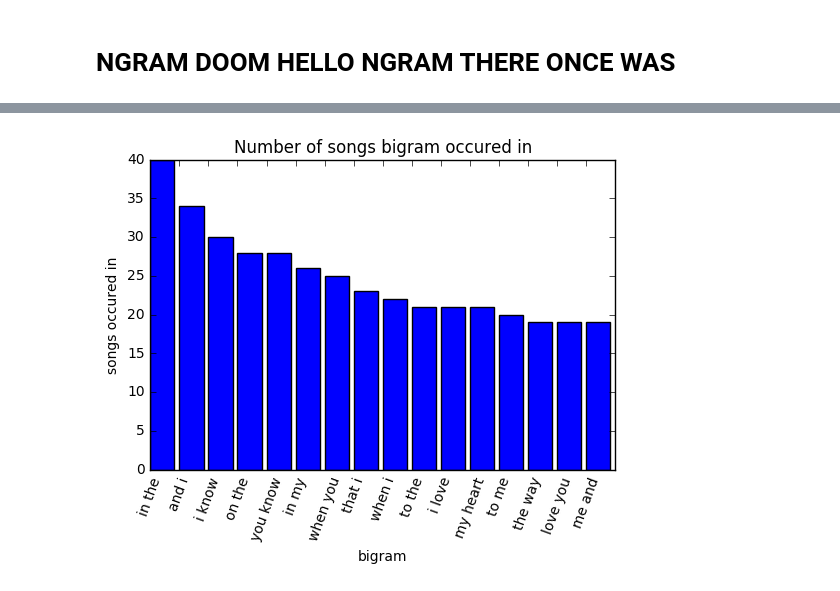
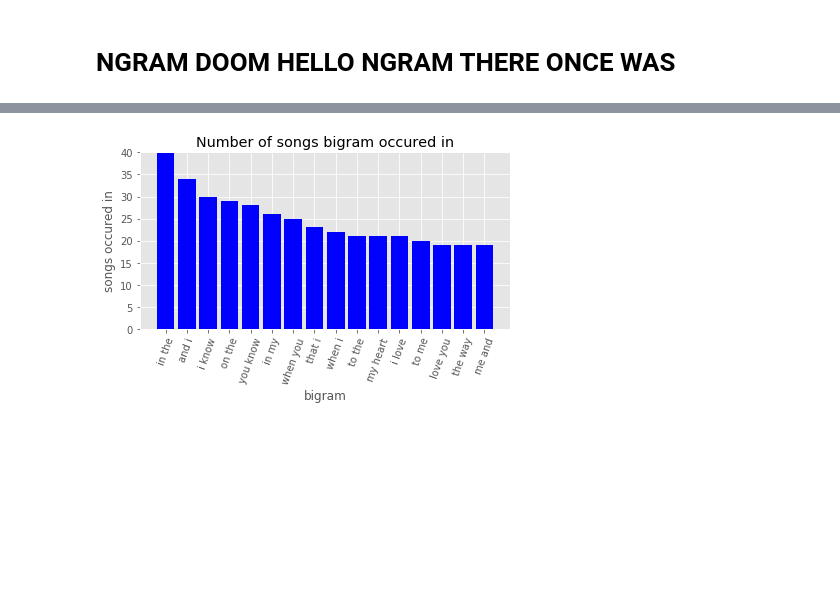
Before and after one commit to sssantos/141bravo, a Jupyter notebook: NGRAMS.ipynb, the cells around one changed output, grey strips where cells are left out. Drawn from its saved outputs; the diff is of its cells as text; code cells hidden in the pictures; blank space fills up the shorter version.

```diff
--- a/NGRAMS.ipynb
+++ b/NGRAMS.ipynb
@@ -175,6 +175,7 @@ bi_by_freq  = pd.DataFrame(shared_bigrams).sort_values(by="freq", ascending = Fa
 from plotly import __version__
 from plotly.offline import download_plotlyjs, init_notebook_mode, plot, iplot
 import matplotlib.pyplot as plt
+plt.style.use('ggplot')
 # %%
 tri_by_song_y = list(tri_by_songs["songs"])[0:16]
 plt.bar(range(16), tri_by_song_y, 1/1.2, color = "blue")
@@ -191,16 +193,17 @@ plt.show()
 # %%
 bi_by_song_y = list(bi_by_songs["songs"])[0:16]
 plt.bar(range(16), bi_by_song_y, 1/1.2, color = "blue")
 plt.xticks(range(16), list(bi_by_songs["bigram"])[0:16])
 plt.xticks(rotation = 70)
 plt.ylim([0,40])
 plt.xlabel("bigram")
 plt.ylabel("songs occured in")
 plt.title("Number of songs bigram occured in")
-plt.savefig('bi_by_song.png')
+plt.tight_layout()
+plt.savefig('bi_by_song.jpg')
 plt.show()
 # %% [output]
-[figure, old version]
+[figure, new version]
 # %%
 tri_by_freq_y = list(tri_by_freq["freq"])[0:16]
 plt.bar(range(16), tri_by_freq_y, 1/1.2, color = "red")
```
Also changed, not shown: parts of 4 cells of this notebook, 10 other files.
